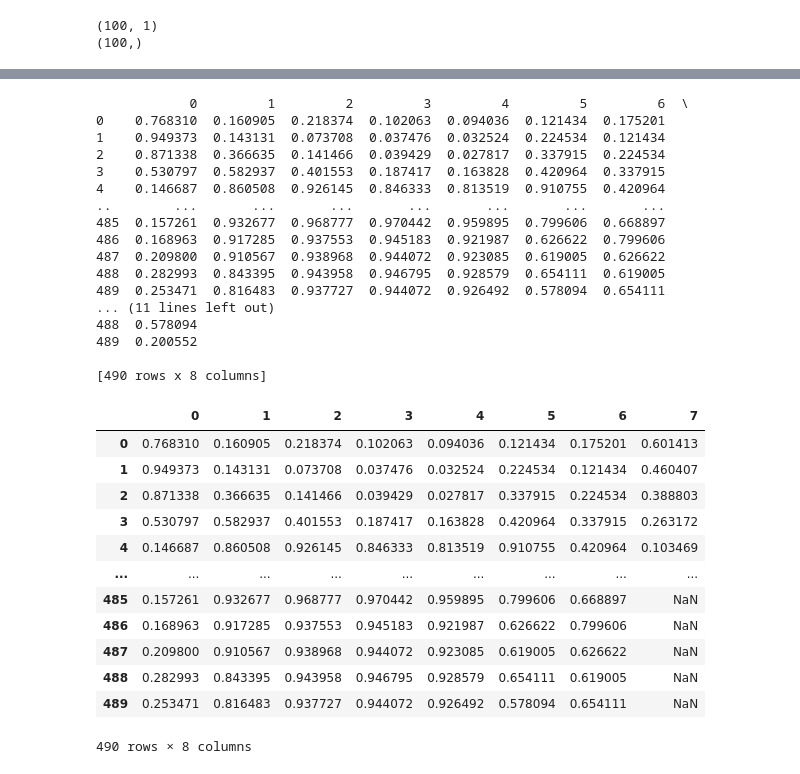
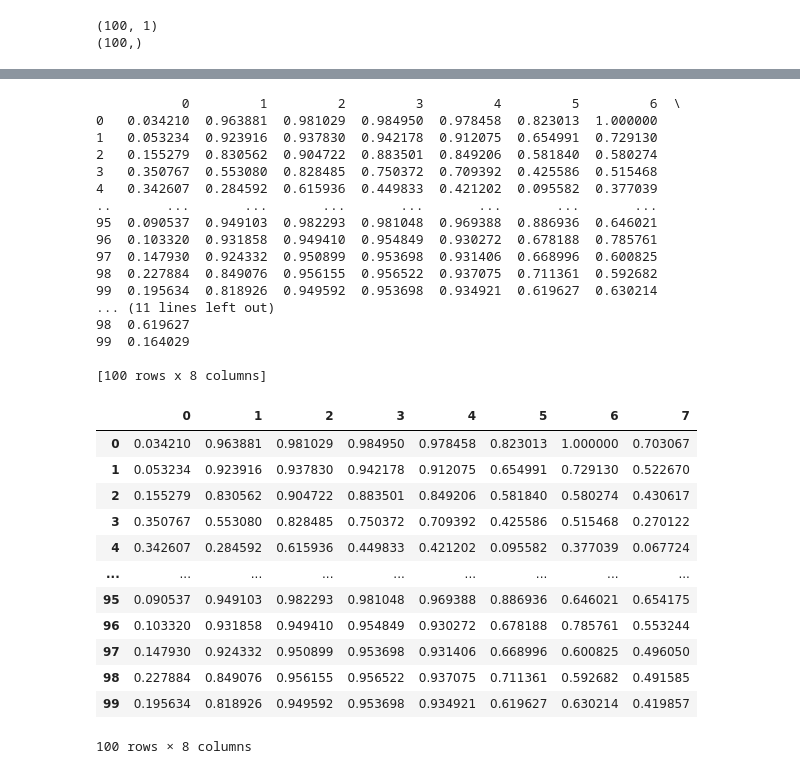
Before and after one commit to jayeshraj619/AI-LAB, a Jupyter notebook: predvalu.ipynb, the cells around one changed output, grey strips where cells are left out. Drawn from its saved outputs; the diff is of its cells as text; code cells hidden in the pictures.

```diff
--- a/predvalu.ipynb
+++ b/predvalu.ipynb
@@ -237,40 +214,40 @@ gf
 # %%
 sf = pd.read_csv("/content/TEST3.csv")
 sf
 scaler = MinMaxScaler(feature_range=(0, 1))
-sf = scaler.fit_transform(df[["maxtemp"	,"rh"	,"soil.moisture"	,"root soil wetness"	,"surface soil wetness"	,"sl1"	,"sl2",	"spi3"]])
+sf = scaler.fit_transform(sf)
 sf=pd.DataFrame(sf)
 print(sf)
 sf[7]=gf
 sf
 # %% [output]
-            0         1         2         3         4         5         6  \
-0    0.768310  0.160905  0.218374  0.102063  0.094036  0.121434  0.175201
-1    0.949373  0.143131  0.073708  0.037476  0.032524  0.224534  0.121434
-2    0.871338  0.366635  0.141466  0.039429  0.027817  0.337915  0.224534
-3    0.530797  0.582937  0.401553  0.187417  0.163828  0.420964  0.337915
-4    0.146687  0.860508  0.926145  0.846333  0.813519  0.910755  0.420964
-..        ...       ...       ...       ...       ...       ...       ...
-485  0.157261  0.932677  0.968777  0.970442  0.959895  0.799606  0.668897
-486  0.168963  0.917285  0.937553  0.945183  0.921987  0.626622  0.799606
-487  0.209800  0.910567  0.938968  0.944072  0.923085  0.619005  0.626622
-488  0.282993  0.843395  0.943958  0.946795  0.928579  0.654111  0.619005
-489  0.253471  0.816483  0.937727  0.944072  0.926492  0.578094  0.654111
+           0         1         2         3         4         5         6  \
+0   0.034210  0.963881  0.981029  0.984950  0.978458  0.823013  1.000000
+1   0.053234  0.923916  0.937830  0.942178  0.912075  0.654991  0.729130
+2   0.155279  0.830562  0.904722  0.883501  0.849206  0.581840  0.580274
+3   0.350767  0.553080  0.828485  0.750372  0.709392  0.425586  0.515468
+4   0.342607  0.284592  0.615936  0.449833  0.421202  0.095582  0.377039
+..       ...       ...       ...       ...       ...       ...       ...
+95  0.090537  0.949103  0.982293  0.981048  0.969388  0.886936  0.646021
+96  0.103320  0.931858  0.949410  0.954849  0.930272  0.678188  0.785761
+97  0.147930  0.924332  0.950899  0.953698  0.931406  0.668996  0.600825
+98  0.227884  0.849076  0.956155  0.956522  0.937075  0.711361  0.592682
+99  0.195634  0.818926  0.949592  0.953698  0.934921  0.619627  0.630214
 ... (11 lines left out)
-488  0.578094
-489  0.200552
+98  0.619627
+99  0.164029
 
-[490 rows x 8 columns]
+[100 rows x 8 columns]
 |  | 0 | 1 | 2 | 3 | 4 | 5 | 6 | 7 |
-| 0 | 0.768310 | 0.160905 | 0.218374 | 0.102063 | 0.094036 | 0.121434 | 0.175201 | 0.601413 |
-| 1 | 0.949373 | 0.143131 | 0.073708 | 0.037476 | 0.032524 | 0.224534 | 0.121434 | 0.460407 |
-| 2 | 0.871338 | 0.366635 | 0.141466 | 0.039429 | 0.027817 | 0.337915 | 0.224534 | 0.388803 |
-| 3 | 0.530797 | 0.582937 | 0.401553 | 0.187417 | 0.163828 | 0.420964 | 0.337915 | 0.263172 |
-| 4 | 0.146687 | 0.860508 | 0.926145 | 0.846333 | 0.813519 | 0.910755 | 0.420964 | 0.103469 |
+| 0 | 0.034210 | 0.963881 | 0.981029 | 0.984950 | 0.978458 | 0.823013 | 1.000000 | 0.703067 |
+| 1 | 0.053234 | 0.923916 | 0.937830 | 0.942178 | 0.912075 | 0.654991 | 0.729130 | 0.522670 |
+| 2 | 0.155279 | 0.830562 | 0.904722 | 0.883501 | 0.849206 | 0.581840 | 0.580274 | 0.430617 |
+| 3 | 0.350767 | 0.553080 | 0.828485 | 0.750372 | 0.709392 | 0.425586 | 0.515468 | 0.270122 |
+| 4 | 0.342607 | 0.284592 | 0.615936 | 0.449833 | 0.421202 | 0.095582 | 0.377039 | 0.067724 |
 | ... | ... | ... | ... | ... | ... | ... | ... | ... |
-| 485 | 0.157261 | 0.932677 | 0.968777 | 0.970442 | 0.959895 | 0.799606 | 0.668897 | NaN |
-| 486 | 0.168963 | 0.917285 | 0.937553 | 0.945183 | 0.921987 | 0.626622 | 0.799606 | NaN |
-| 487 | 0.209800 | 0.910567 | 0.938968 | 0.944072 | 0.923085 | 0.619005 | 0.626622 | NaN |
-| 488 | 0.282993 | 0.843395 | 0.943958 | 0.946795 | 0.928579 | 0.654111 | 0.619005 | NaN |
-| 489 | 0.253471 | 0.816483 | 0.937727 | 0.944072 | 0.926492 | 0.578094 | 0.654111 | NaN |
+| 95 | 0.090537 | 0.949103 | 0.982293 | 0.981048 | 0.969388 | 0.886936 | 0.646021 | 0.654175 |
+| 96 | 0.103320 | 0.931858 | 0.949410 | 0.954849 | 0.930272 | 0.678188 | 0.785761 | 0.553244 |
+| 97 | 0.147930 | 0.924332 | 0.950899 | 0.953698 | 0.931406 | 0.668996 | 0.600825 | 0.496050 |
+| 98 | 0.227884 | 0.849076 | 0.956155 | 0.956522 | 0.937075 | 0.711361 | 0.592682 | 0.491585 |
+| 99 | 0.195634 | 0.818926 | 0.949592 | 0.953698 | 0.934921 | 0.619627 | 0.630214 | 0.419857 |
-490 rows × 8 columns
+100 rows × 8 columns
```
Also changed, not shown: parts of 11 cells of this notebook.
